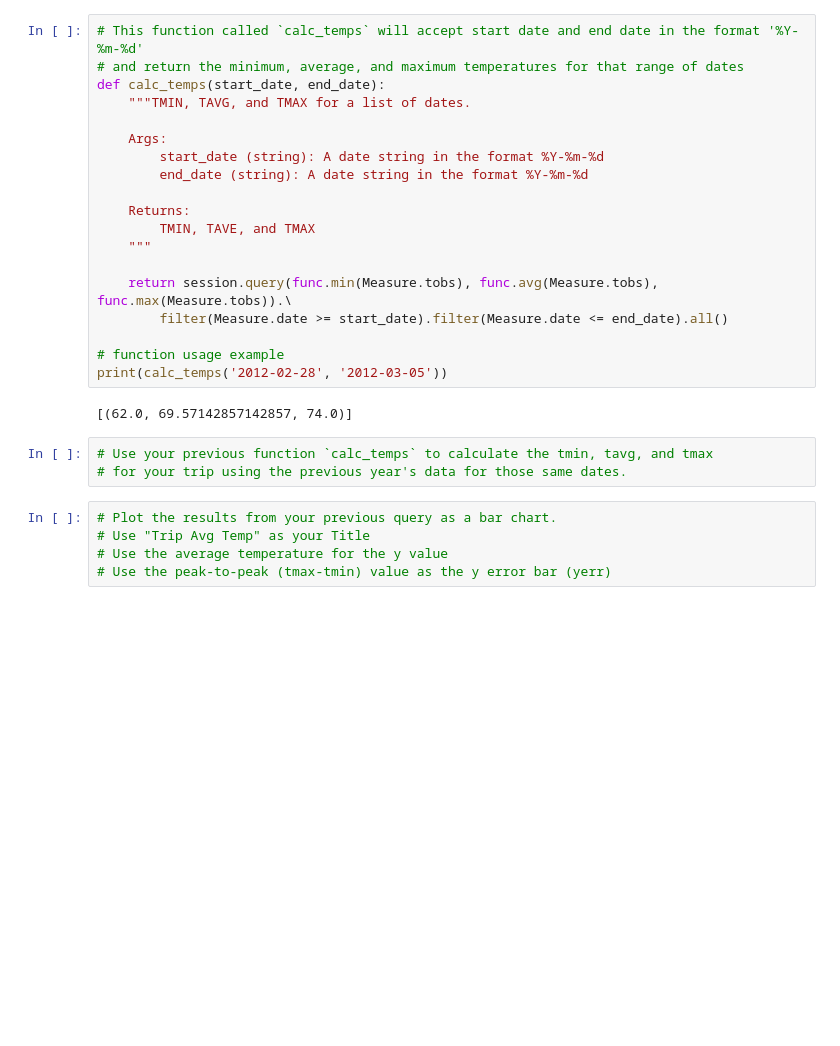
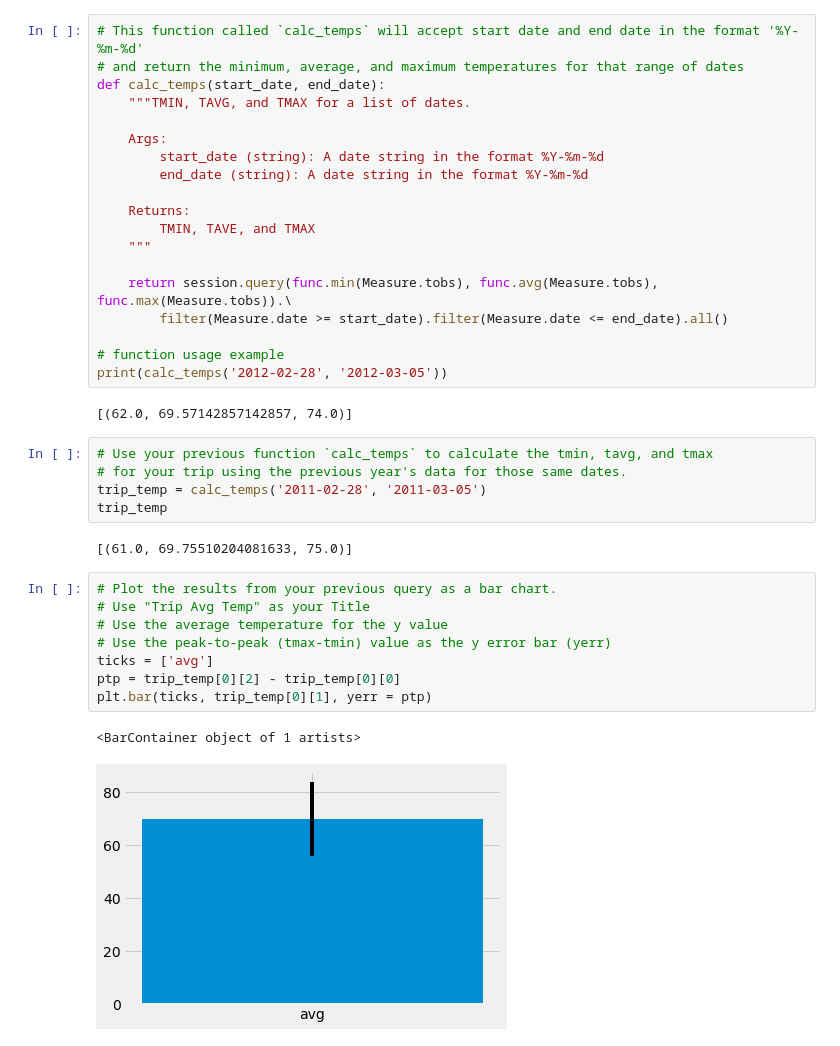
Before and after one commit to Blashford/SQLalchemy-Challenge, a Jupyter notebook: climate_starter.ipynb, the cells around one changed output. Saved outputs shown, nothing was run; the diff lists cells and outputs as text; blank space fills up the shorter version.

```diff
--- a/climate_starter.ipynb
+++ b/climate_starter.ipynb
@@ -189,11 +189,21 @@ print(calc_temps('2012-02-28', '2012-03-05'))
 # %%
 # Use your previous function `calc_temps` to calculate the tmin, tavg, and tmax
 # for your trip using the previous year's data for those same dates.
+trip_temp = calc_temps('2011-02-28', '2011-03-05')
+trip_temp
+# %% [output]
+[(61.0, 69.75510204081633, 75.0)]
 # %%
 # Plot the results from your previous query as a bar chart.
 # Use "Trip Avg Temp" as your Title
 # Use the average temperature for the y value
 # Use the peak-to-peak (tmax-tmin) value as the y error bar (yerr)
+ticks = ['avg']
+ptp = trip_temp[0][2] - trip_temp[0][0]
+plt.bar(ticks, trip_temp[0][1], yerr = ptp)
+# %% [output]
+<BarContainer object of 1 artists>
+[figure, added]
 # %%
 # Calculate the total amount of rainfall per weather station for your trip dates using the previous year's matching dates.
 # Sort this in descending order by precipitation amount and list the station, name, latitude, longitude, and elevation
```
Also changed, not shown: parts of 6 cells of this notebook.
